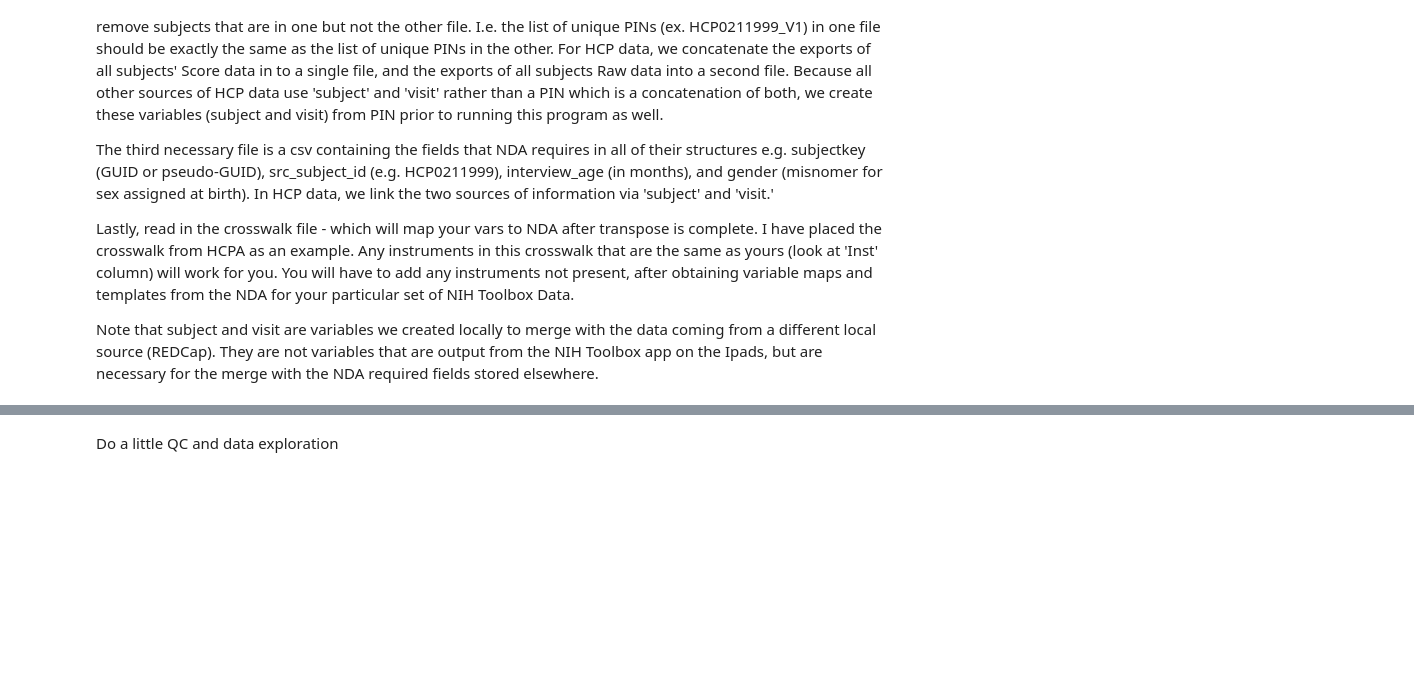
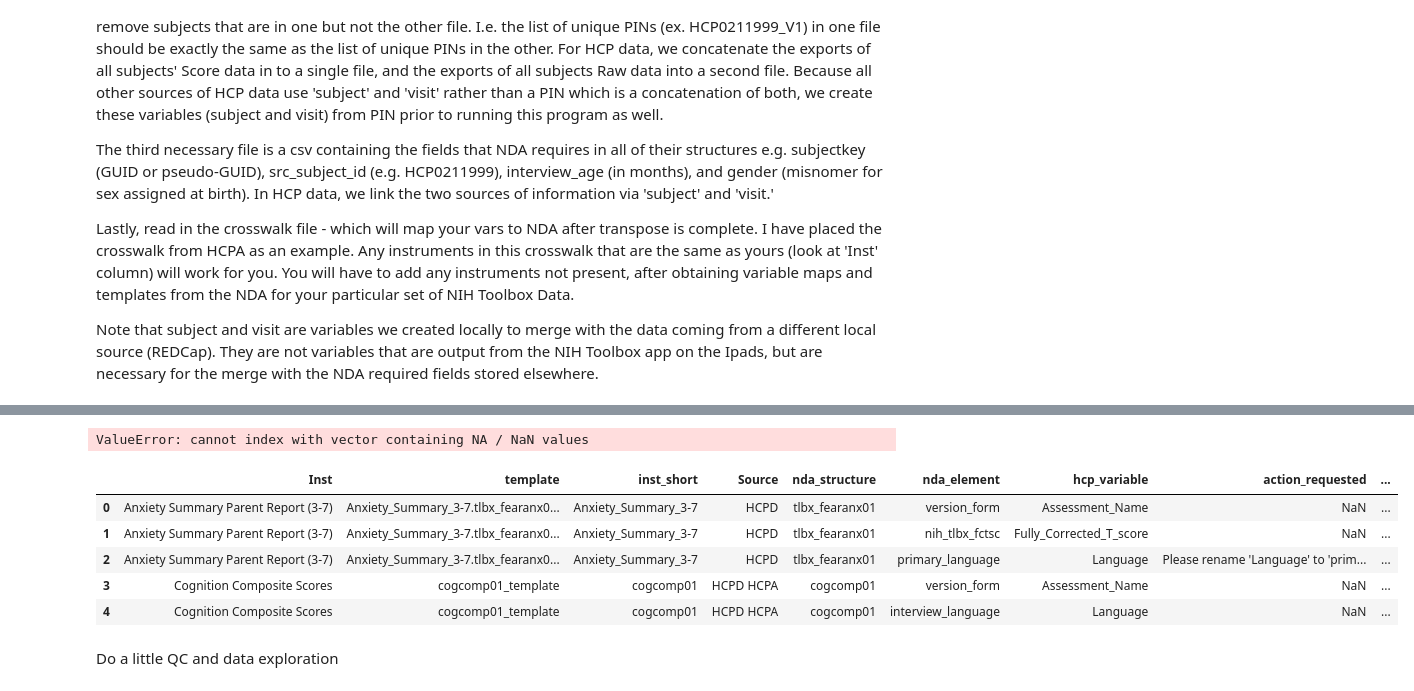
Before and after one commit to humanconnectome/NIHToolbox2NDA, a Jupyter notebook: NIH_toolbox_ConcatenatedIPADexports_2_NDAstructures.ipynb, the cells around one changed output, grey strips where cells are left out. Drawn from its saved outputs; the diff is of its cells as text; code cells hidden in the pictures; blank space fills up the shorter version.

Commit message:
update jupyter notebook to add bug fixes for specialty items identifed when trying to validate structures with NDA, and document part of that process

```diff
--- a/NIH_toolbox_ConcatenatedIPADexports_2_NDAstructures.ipynb
+++ b/NIH_toolbox_ConcatenatedIPADexports_2_NDAstructures.ipynb
@@ -93,11 +124,25 @@ rawlist=['App Version', 'Assessment Name', 'DataType','DateCreated', 'DeviceID',
 
 scordata=pd.merge(scordata[scorlist+['subject','visit']],ndar,how='inner',left_on='subject', right_on='src_subject_id')
 rawdata=pd.merge(rawdata[rawlist+['subject','visit']],ndar,how='inner',left_on='subject', right_on='src_subject_id')
+# %%
+#scordata.loc[scordata.Inst.str.contains('Fluid')].Inst
+
+rawdata.loc[rawdata.Inst.str.contains('Fluid')]
+# %% [output]
+ValueError: cannot index with vector containing NA / NaN values
 # %%
-#specify your crosswalk- take a peak
-crosswalkfile="/home/petra/UbWinSharedSpace1/redcap2nda_Lifespan2019/NIH_toolbox_crosswalk_docs/HCPA/NIH_Toolbox_crosswalk_HCPA_2020Jan6.csv"
+#specify your crosswalk- take a peak - use the latest crosswalk from the https://github.com/humanconnectome/NIHToolbox2NDA/
+#e.g. NIH_Toolbox_crosswalk_HCP.csv
+crosswalkfile="/home/petra/UbWinSharedSpace1/ccf-nda-behavioral/PycharmToolbox/Ipad2NDA_withCrosswalk/NIHToolbox2NDA/NIH_Toolbox_crosswalk_HCP.csv"
 crosswalk=pd.read_csv(crosswalkfile,header=0,low_memory=False, encoding = "ISO-8859-1")
 crosswalk.head()
+# %% [output]
+|  | Inst | template | inst_short | Source | nda_structure | nda_element | hcp_variable | action_requested | ... |
+| 0 | Anxiety Summary Parent Report (3-7) | Anxiety_Summary_3-7.tlbx_fearanx0... | Anxiety_Summary_3-7 | HCPD | tlbx_fearanx01 | version_form | Assessment_Name | NaN | ... |
+| 1 | Anxiety Summary Parent Report (3-7) | Anxiety_Summary_3-7.tlbx_fearanx0... | Anxiety_Summary_3-7 | HCPD | tlbx_fearanx01 | nih_tlbx_fctsc | Fully_Corrected_T_score | NaN | ... |
+| 2 | Anxiety Summary Parent Report (3-7) | Anxiety_Summary_3-7.tlbx_fearanx0... | Anxiety_Summary_3-7 | HCPD | tlbx_fearanx01 | primary_language | Language | Please rename 'Language' to 'prim... | ... |
+| 3 | Cognition Composite Scores | cogcomp01_template | cogcomp01 | HCPD HCPA | cogcomp01 | version_form | Assessment_Name | NaN | ... |
+| 4 | Cognition Composite Scores | cogcomp01_template | cogcomp01 | HCPD HCPA | cogcomp01 | interview_language | Language | NaN | ... |
 # %% [markdown]
 Do a little QC and data exploration
 # %%
```
Also changed, not shown: parts of 16 cells of this notebook.
